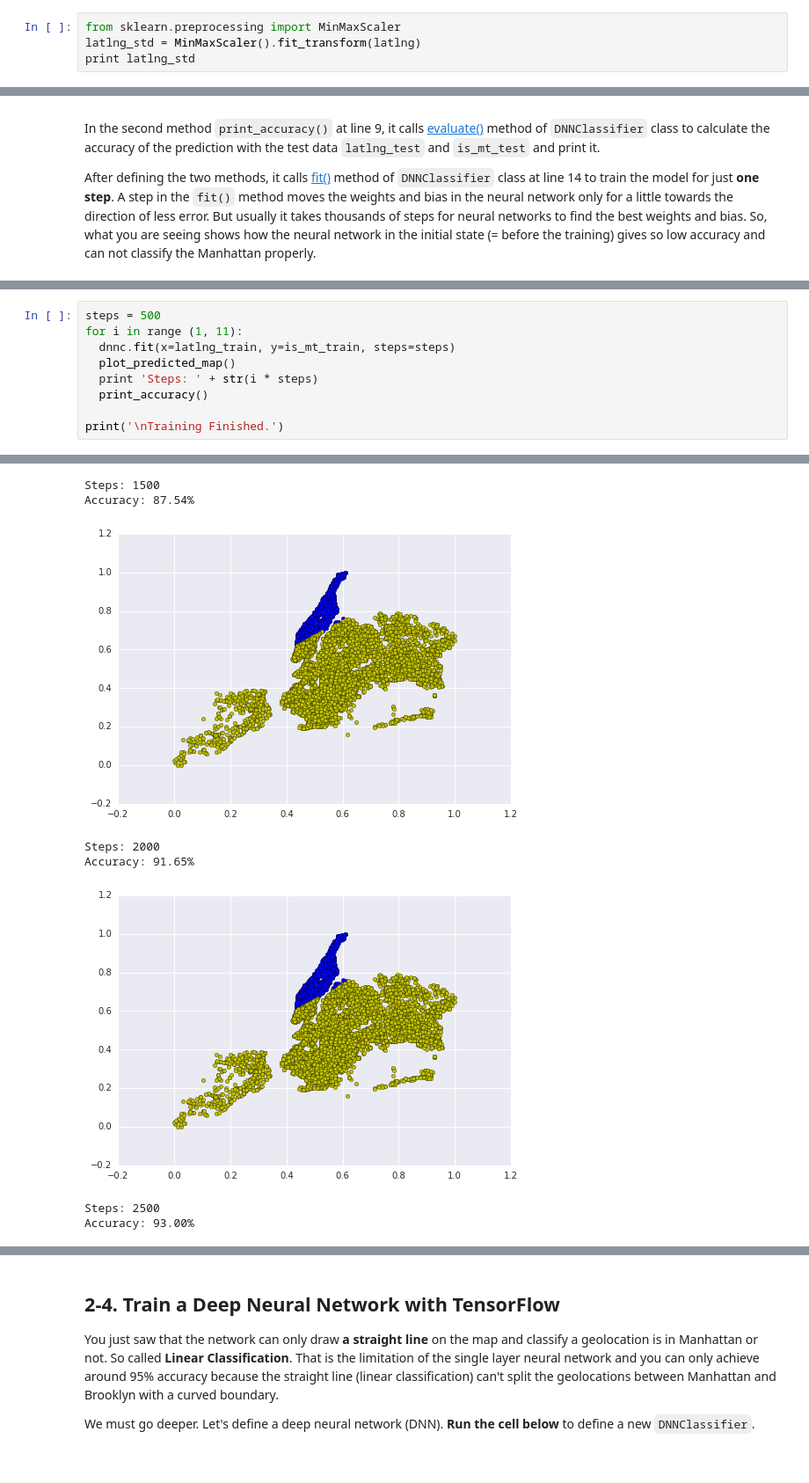
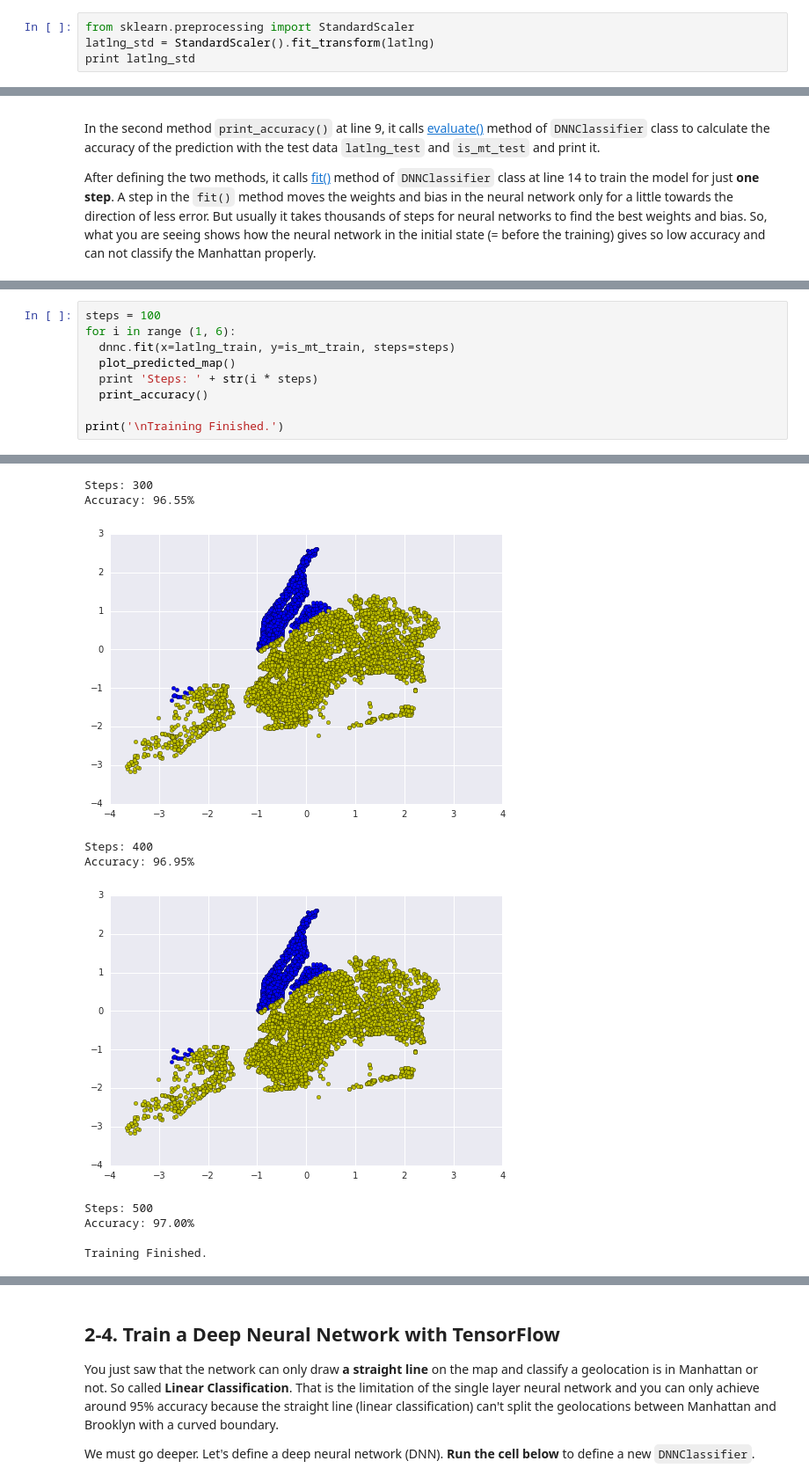
Before and after one commit to chakas/TensorFlow-for-absolute-beginners, a Jupyter notebook: 2. Classify Manhattan with TensorFlow.ipynb, the cells around one changed output, grey strips where cells are left out. Shown: that part at 88% size. Drawn from its saved outputs; the diff is of its cells as text.

```diff
--- a/2. Classify Manhattan with TensorFlow.ipynb
+++ b/2. Classify Manhattan with TensorFlow.ipynb
@@ -212,6 +213,6 @@ In this codelab, we will use [MinMaxScaler](http://scikit-learn.org/stable/modul
 **Run the cell below** and see how it scales the latitudes and longitudes and stores them into a variable `latlng_std`.
 # %%
-from sklearn.preprocessing import MinMaxScaler
-latlng_std = MinMaxScaler().fit_transform(latlng)
+from sklearn.preprocessing import StandardScaler
+latlng_std = StandardScaler().fit_transform(latlng)
 print latlng_std
 # %% [output]
@@ -369,6 +370,6 @@ Finally let's start training the neural network. This time, we will train the ne
 # %%
-steps = 500
-for i in range (1, 11):
+steps = 100
+for i in range (1, 6):
   dnnc.fit(x=latlng_train, y=is_mt_train, steps=steps)
   plot_predicted_map()
   print 'Steps: ' + str(i * steps)
@@ -386,8 +387,10 @@ Accuracy: 78.14%
-Steps: 1500
-Accuracy: 87.54%
+Steps: 300
+Accuracy: 96.55%
-[figure, old version]
+[figure, new version]
-Steps: 2000
-Accuracy: 91.65%
+Steps: 400
+Accuracy: 96.95%
-[figure, old version]
+[figure, new version]
-Steps: 2500
-Accuracy: 93.00%
+Steps: 500
+Accuracy: 97.00%
+
+Training Finished.
```
Also changed, not shown: parts of 12 cells of this notebook.
